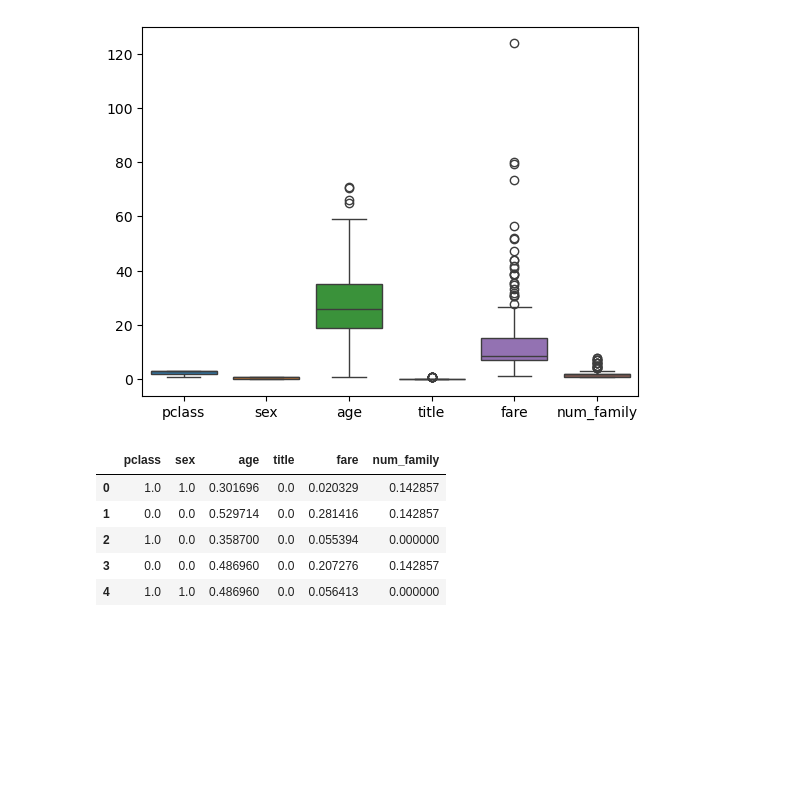
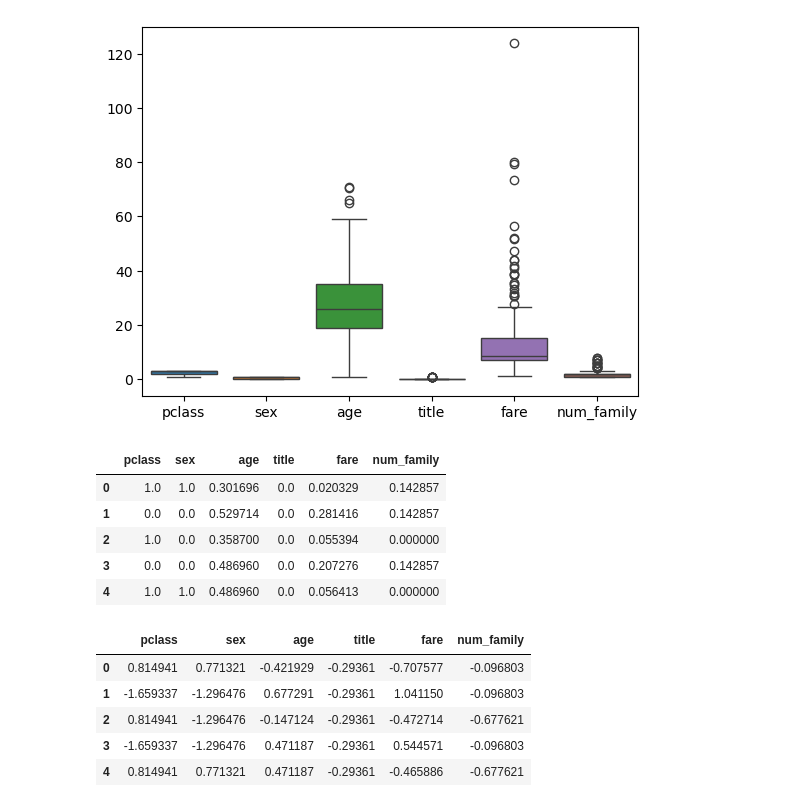
Before and after one commit to kdecsrsk555/BigData, a Jupyter notebook: Big_data_week_13_2.ipynb, the cells around one changed output. Drawn from its saved outputs; the diff is of its cells as text; code cells hidden in the pictures; blank space fills up the shorter version.

```diff
--- a/Big_data_week_13_2.ipynb
+++ b/Big_data_week_13_2.ipynb
@@ -320,3 +320,15 @@ X_mms_pd.head()
 | 2 | 1.0 | 0.0 | 0.358700 | 0.0 | 0.055394 | 0.000000 |
 | 3 | 0.0 | 0.0 | 0.486960 | 0.0 | 0.207276 | 0.142857 |
 | 4 | 1.0 | 1.0 | 0.486960 | 0.0 | 0.056413 | 0.000000 |
+# %%
+ss = StandardScaler()
+X_ss = ss.fit_transform(X)
+X_ss_pd = pd.DataFrame(X_ss, columns=X.columns)
+X_ss_pd.head()
+# %% [output]
+|  | pclass | sex | age | title | fare | num_family |
+| 0 | 0.814941 | 0.771321 | -0.421929 | -0.29361 | -0.707577 | -0.096803 |
+| 1 | -1.659337 | -1.296476 | 0.677291 | -0.29361 | 1.041150 | -0.096803 |
+| 2 | 0.814941 | -1.296476 | -0.147124 | -0.29361 | -0.472714 | -0.677621 |
+| 3 | -1.659337 | -1.296476 | 0.471187 | -0.29361 | 0.544571 | -0.096803 |
+| 4 | 0.814941 | 0.771321 | 0.471187 | -0.29361 | -0.465886 | -0.677621 |
```
Also changed, not shown: parts of 8 cells of this notebook.
